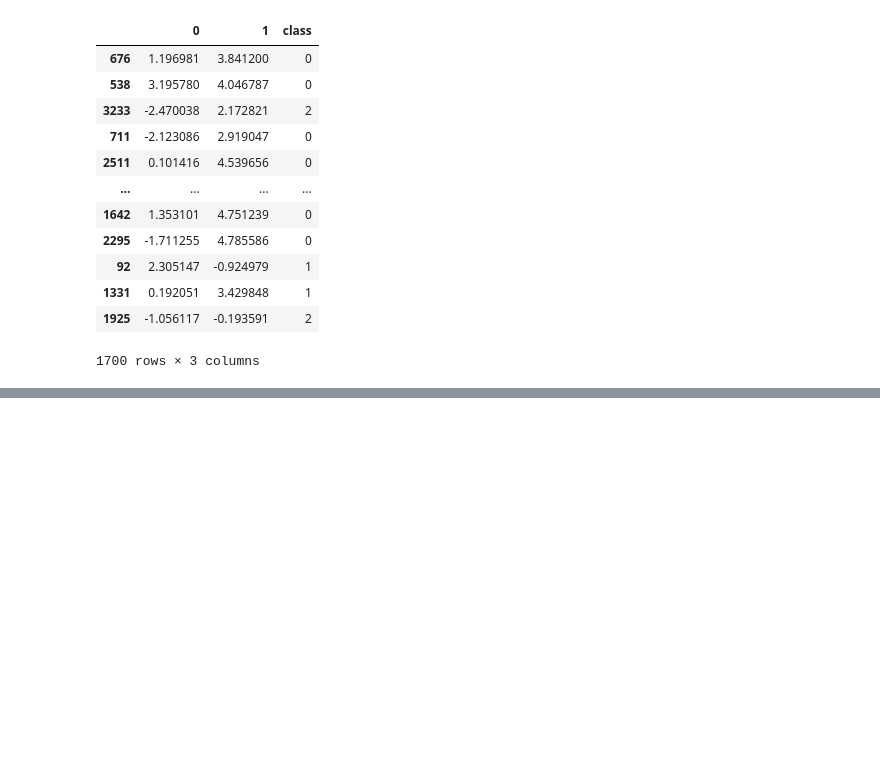
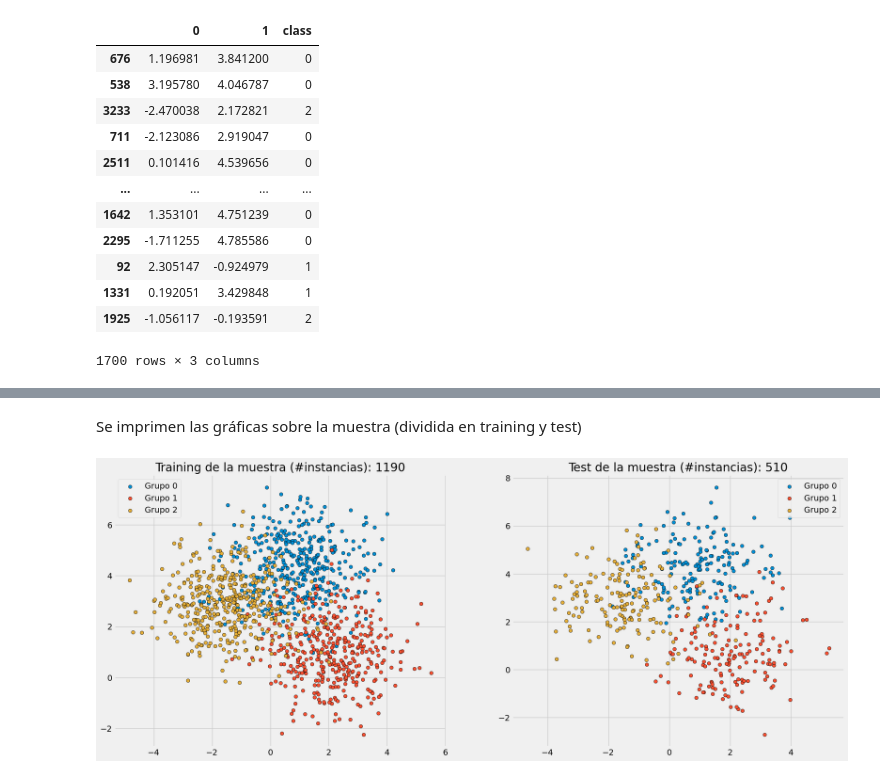
Before and after one commit to IsaacBrrP/LogicaProgramacionMachineLearning, a Jupyter notebook: Muestreo_AleatorioSimple_Ejemplo1.ipynb, the cells around one changed output, grey strips where cells are left out. Saved outputs shown, nothing was run; the diff lists cells and outputs as text; code cells hidden in the pictures; blank space fills up the shorter version.

```diff
--- a/Muestreo_AleatorioSimple_Ejemplo1.ipynb
+++ b/Muestreo_AleatorioSimple_Ejemplo1.ipynb
@@ -153,0 +223,33 @@ df_sample1
+# %% [markdown]
+Se imprimen las gráficas sobre la muestra (dividida en training y test)
+# %%
+fig, ax = plt.subplots(1, 2, figsize=(20, 8))
+ax = ax.flatten()
+for i in np.unique(train2_lables):
+    ax[0].scatter(
+        x = train2[train2_lables == i, 0],
+        y = train2[train2_lables == i, 1],
+        c = plt.rcParams['axes.prop_cycle'].by_key()['color'][i],
+        marker    = 'o',
+        edgecolor = 'black',
+        label= f"Grupo {i}"
+    )
+legend = 'Training de la muestra (#instancias): ' + str(len(train2))
+ax[0].set_title(legend)
+ax[0].legend()
+
+for i in np.unique(test2_lables):
+    ax[1].scatter(
+        x = test2[test2_lables == i, 0],
+        y = test2[test2_lables == i, 1],
+        c = plt.rcParams['axes.prop_cycle'].by_key()['color'][i],
+        marker    = 'o',
+        edgecolor = 'black',
+        label= f"Grupo {i}"
+    )
+legend = 'Test de la muestra (#instancias): ' + str(len(test2))
+ax[1].set_title(legend)
+ax[1].legend()
+plt.show()
+# %% [output]
+[figure, added]
```
Also changed, not shown: parts of 12 cells of this notebook.
